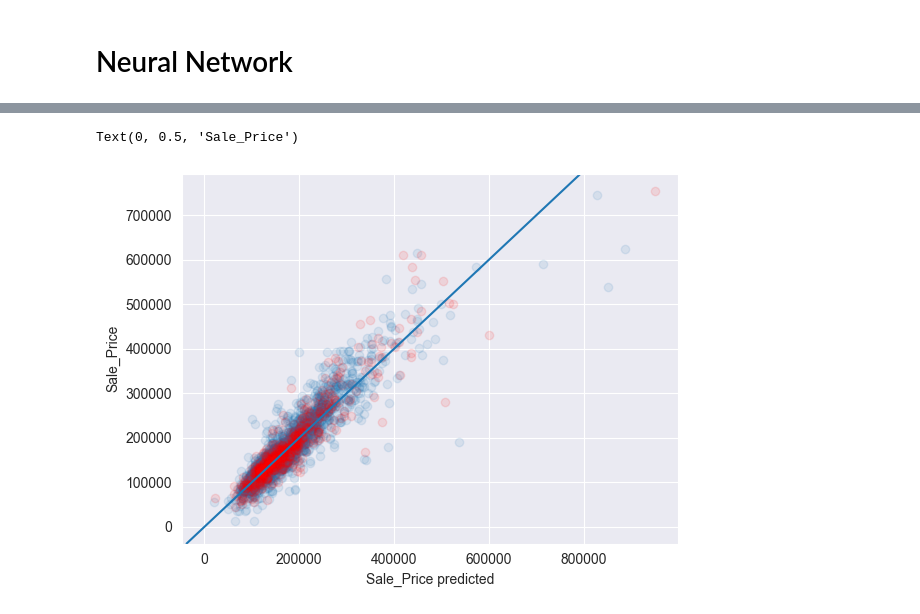
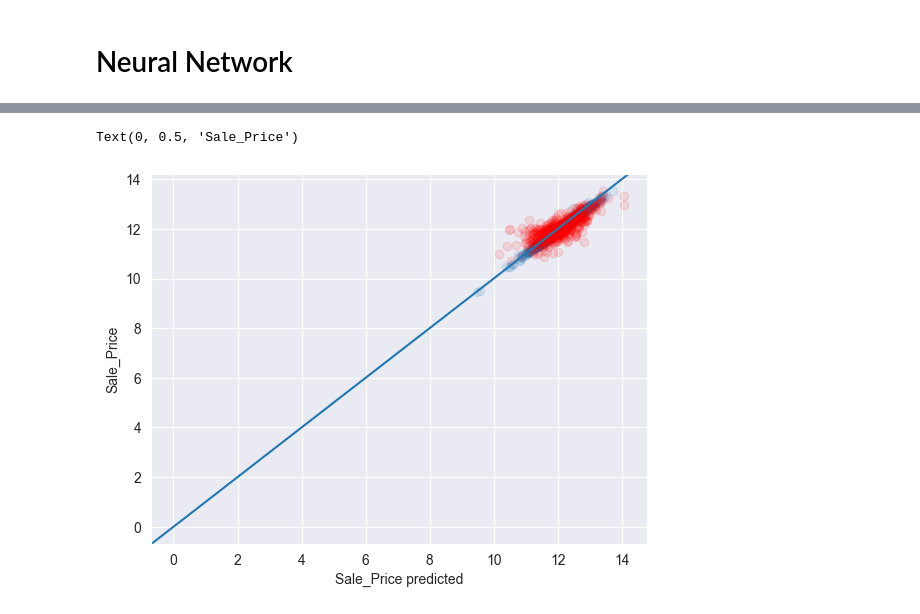
Before and after one commit to davide-tonetto-884585/House-Sale-Price-Prediction, a Jupyter notebook: RegressionModels/NeuralNetwork.ipynb, the cells around one changed output, grey strips where cells are left out. Saved outputs shown, nothing was run; the diff lists cells and outputs as text; code cells hidden in the pictures.

Commit message:
sistemate features aggiuntive e migliorati modelli, aggiunta feature selelection su data-engineering.ipynb

```diff
--- a/RegressionModels/NeuralNetwork.ipynb
+++ b/RegressionModels/NeuralNetwork.ipynb
@@ -17,16 +17,22 @@ X_train.shape, X_test.shape, Y_train.shape, Y_test.shape
 # %% [markdown]
 # Neural Network
 # %%
+from sklearn.preprocessing import StandardScaler
+from keras import optimizers
+
+st = StandardScaler()
+scaled_X_train = st.fit_transform(X_train)
+
 # Model
 model = Sequential()
-model.add(Dense(200, input_dim=142, kernel_initializer='normal', activation='relu'))
-model.add(Dense(100, kernel_initializer='normal', activation='relu'))
-model.add(Dense(50, kernel_initializer='normal', activation='relu'))
-model.add(Dense(25, kernel_initializer='normal', activation='relu'))
-model.add(Dense(1, kernel_initializer='normal'))
+model.add(Dense(142, input_dim=142, activation='relu'))
+model.add(Dense(100, activation='relu'))
+model.add(Dense(50, activation='relu'))
+model.add(Dense(20, activation='relu'))
+model.add(Dense(1, activation='relu'))
 # Compile model
-model.compile(loss='mean_squared_error', optimizer=keras.optimizers.Adadelta())
+model.compile(loss='mean_squared_error', optimizer=optimizers.Adam())
 
-model.fit(x=X_train, y=Y_train, epochs=500)
+model.fit(x=scaled_X_train, y=Y_train, epochs=500)
 # %% [output]
 Epoch 1/500
@@ -49,5 +55,5 @@ Epoch 500/500
 <keras.callbacks.History at 0x...>
 # %%
-model.evaluate(X_train, Y_train)
-train_pre = model.predict(X_train)
+model.evaluate(scaled_X_train, Y_train)
+train_pre = model.predict(scaled_X_train)
 # %% [output]
@@ -56,4 +62,5 @@ train_pre = model.predict(X_train)
 # %%
-model.evaluate(X_test, Y_test)
-test_pre = model.predict(X_test)
+scaled_X_test = st.transform(X_test)
+model.evaluate(scaled_X_test, Y_test)
+test_pre = model.predict(scaled_X_test)
 # %% [output]
@@ -62,13 +69,13 @@ test_pre = model.predict(X_test)
 # %%
 from matplotlib import pyplot as plt
 
 fig, axs = plt.subplots()
 
-axs.plot(np.exp(train_pre), np.exp(Y_train), 'o', alpha=0.1)
-axs.plot(np.exp(test_pre), np.exp(Y_test), 'o', alpha=0.1, c="red")
+axs.plot(train_pre, Y_train, 'o', alpha=0.1)
+axs.plot(test_pre, Y_test, 'o', alpha=0.1, c="red")
 axs.axline((0, 0), slope=1)
 axs.set_xlabel('Sale_Price predicted')
 axs.set_ylabel('Sale_Price')
 # %% [output]
 Text(0, 0.5, 'Sale_Price')
-[figure, old version]
+[figure, new version]
```
Also changed, not shown: parts of 3 cells of this notebook, 6 other files.
